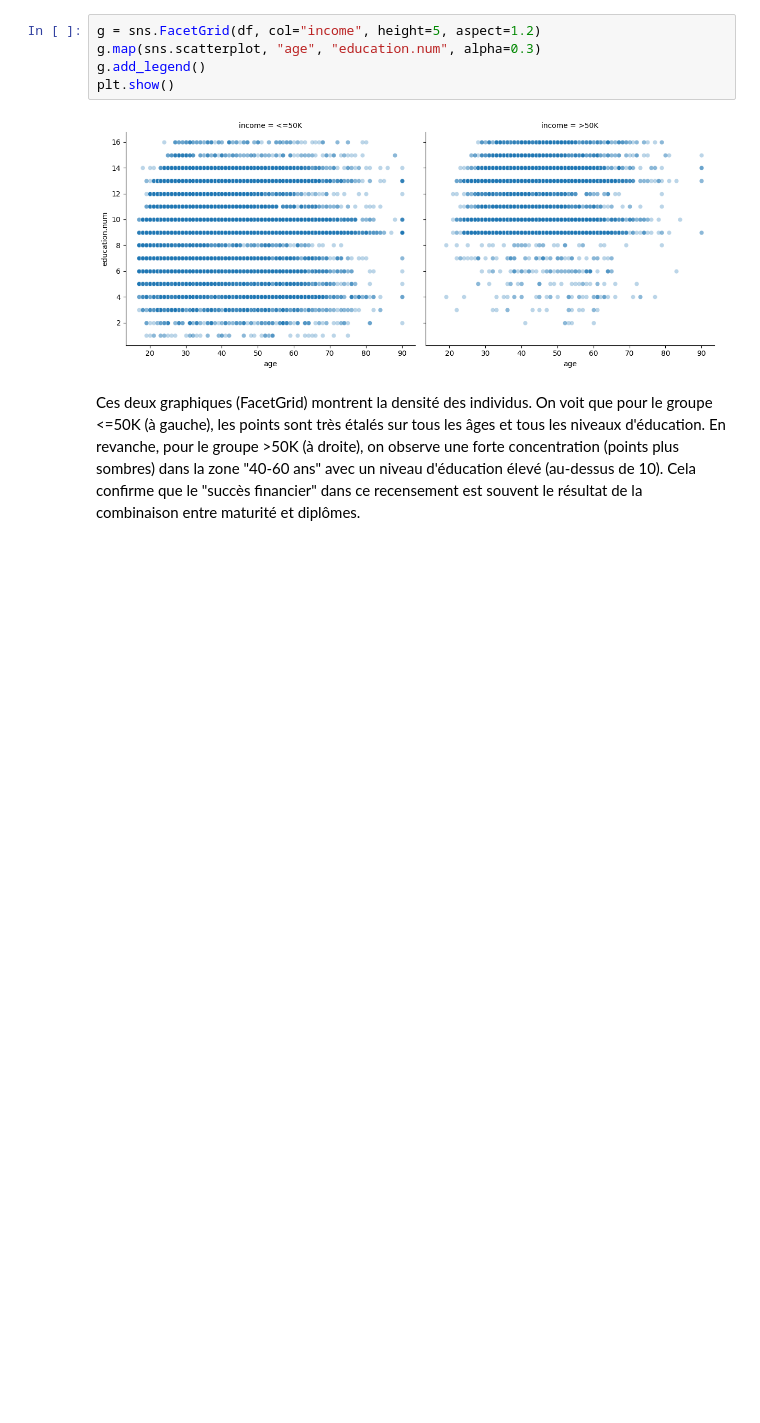
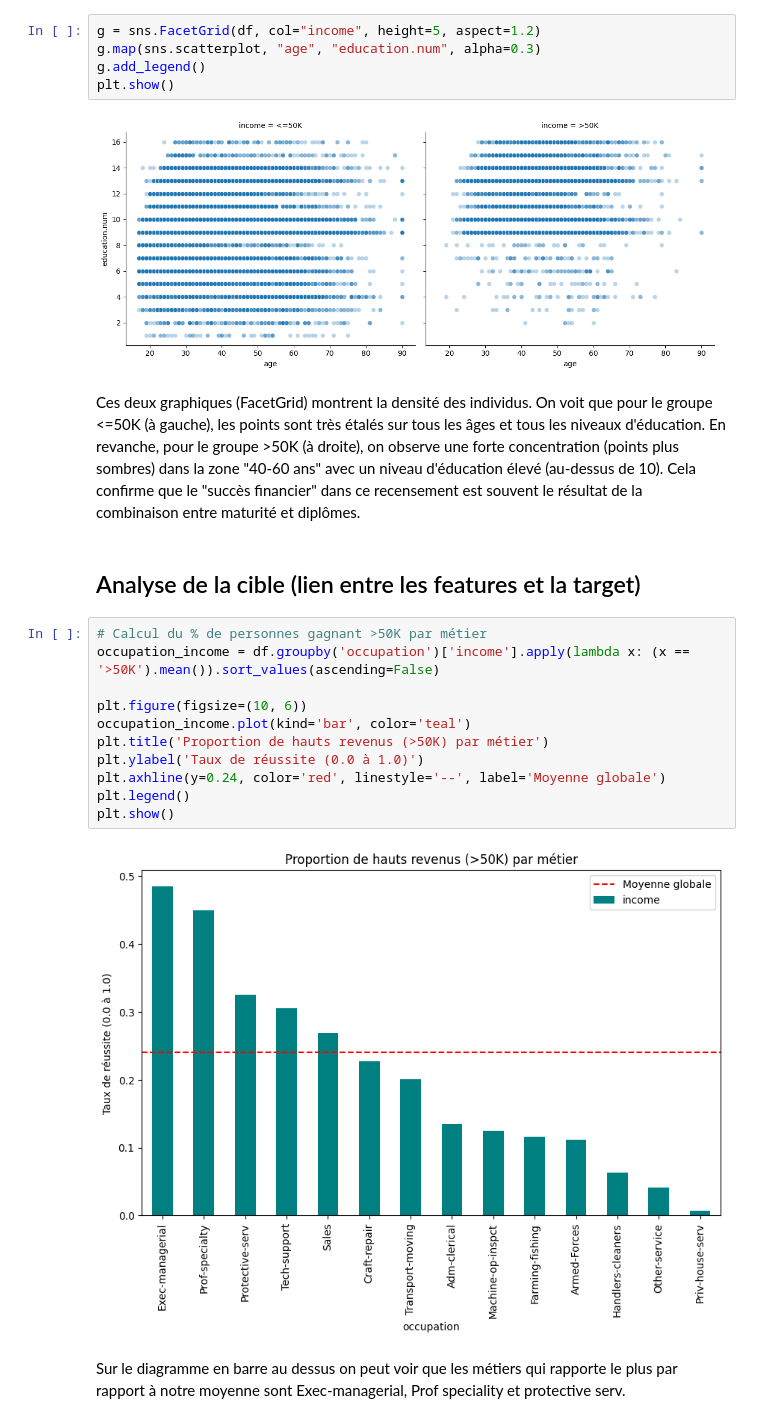
Before and after one commit to GaudryMatthieu/M1_IA_ProgrammationAvancee, a Jupyter notebook: notebooks/4_EDA.ipynb, the cells around one changed output. Drawn from its saved outputs; the diff is of its cells as text; blank space fills up the shorter version.

Commit message:
analyse de la cible

```diff
--- a/notebooks/4_EDA.ipynb
+++ b/notebooks/4_EDA.ipynb
@@ -156,3 +156,20 @@ plt.show()
 [figure]
 # %% [markdown]
 Ces deux graphiques (FacetGrid) montrent la densité des individus. On voit que pour le groupe <=50K (à gauche), les points sont très étalés sur tous les âges et tous les niveaux d'éducation. En revanche, pour le groupe >50K (à droite), on observe une forte concentration (points plus sombres) dans la zone "40-60 ans" avec un niveau d'éducation élevé (au-dessus de 10). Cela confirme que le "succès financier" dans ce recensement est souvent le résultat de la combinaison entre maturité et diplômes.
+# %% [markdown]
+## Analyse de la cible (lien entre les features et la target)
+# %%
+# Calcul du % de personnes gagnant >50K par métier
+occupation_income = df.groupby('occupation')['income'].apply(lambda x: (x == '>50K').mean()).sort_values(ascending=False)
+
+plt.figure(figsize=(10, 6))
+occupation_income.plot(kind='bar', color='teal')
+plt.title('Proportion de hauts revenus (>50K) par métier')
+plt.ylabel('Taux de réussite (0.0 à 1.0)')
+plt.axhline(y=0.24, color='red', linestyle='--', label='Moyenne globale')
+plt.legend()
+plt.show()
+# %% [output]
+[figure, added]
+# %% [markdown]
+Sur le diagramme en barre au dessus on peut voir que les métiers qui rapporte le plus par rapport à notre moyenne sont Exec-managerial, Prof speciality et protective serv.
```
